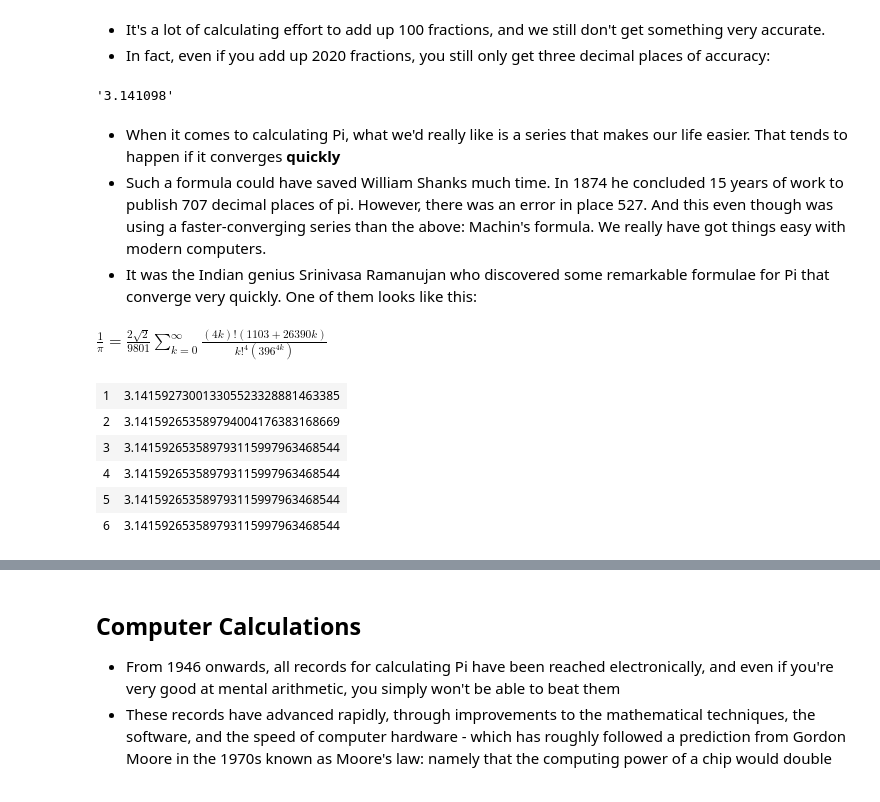
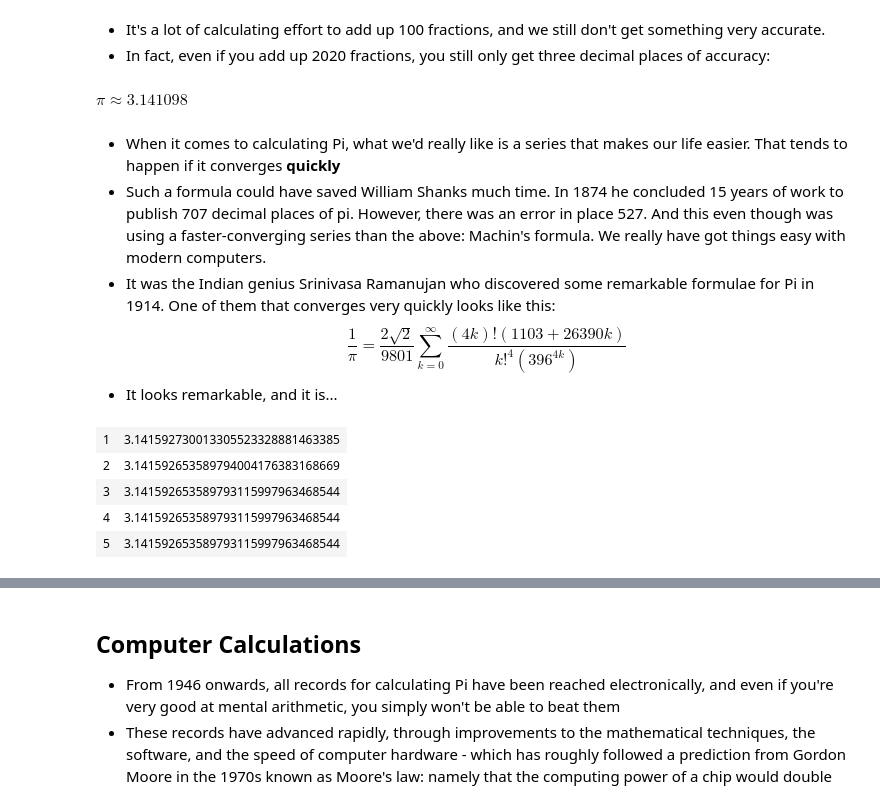
Before and after one commit to davidfraser/pi-spigot, a Jupyter notebook: talk-notes.ipynb, the cells around one changed output, grey strips where cells are left out. Drawn from its saved outputs; the diff is of its cells as text; code cells hidden in the pictures.

Commit message:
Rearranged and combined things that didn't need to be in Python and took them out of Markdown

```diff
--- a/talk-notes.ipynb
+++ b/talk-notes.ipynb
@@ -312,42 +308,40 @@ display(HTML(tabulate.tabulate(madhava_leibniz_table, tablefmt="html")))
 * It's a lot of calculating effort to add up 100 fractions, and we still don't get something very accurate.
 * In fact, even if you add up 2020 fractions, you still only get three decimal places of accuracy:
 # %%
-display("%0.6f" % madhava_leibniz(2020))
+display(Math(r"\pi \approx %0.6f" % madhava_leibniz(2020)))
 # %% [output]
-'3.141098'
+$\displaystyle \pi \approx 3.141098$
 # %% [markdown]
 * When it comes to calculating Pi, what we'd really like is a series that makes our life easier. That tends to happen if it converges **quickly**
 * Such a formula could have saved William Shanks much time. In 1874 he concluded 15 years of work to publish 707 decimal places of pi. However, there was an error in place 527. And this even though was using a faster-converging series than the above: Machin's formula. We really have got things easy with modern computers.
-* It was the Indian genius Srinivasa Ramanujan who discovered some remarkable formulae for Pi that converge very quickly. One of them looks like this:
+* It was the Indian genius Srinivasa Ramanujan who discovered some remarkable formulae for Pi in 1914. One of them that converges very quickly looks like this:
+$$\frac{1}{\pi} = \frac{2 \sqrt 2}{9801} \sum_{k=0}^\infty \frac{(4k)!(1103+26390k)}{k!^4\left(396^{4k}\right)}$$
+* It looks remarkable, and it is...
 # %%
-display(Math(r"\frac{1}{\pi} = \frac{2 \sqrt 2}{9801} \sum_{k=0}^\infty \frac{(4k)!(1103+26390k)}{k!^4\left(396^{4k}\right)}"))
-
 decimal.getcontext().prec = 50
 sqrt2 = decimal.Decimal(2).sqrt()
 def factorial(n):
     return 1 if n <= 1 else n*factorial(n-1)
 
 def ramanujan(n):
     rsum = 0
     for k in range(0, n):
         rsum += Fraction(factorial(4*k)*(1103+26390*k), ((factorial(k)**4) * 396**(4*k)))
     return 9801 / (2 * sqrt2 * decimal.Decimal(rsum.numerator) / decimal.Decimal(rsum.denominator))
 
 
 ramanujan_table = []
-for n in [1,2,3,4,5,6]:
+for n in [1,2,3,4,5]:
     f = ramanujan(n)
     ramanujan_table.append((n, f))
 
 display(HTML(tabulate.tabulate(ramanujan_table, tablefmt="html", floatfmt="0.30f")))
 # %% [output]
-$\displaystyle \frac{1}{\pi} = \frac{2 \sqrt 2}{9801} \sum_{k=0}^\infty \frac{(4k)!(1103+26390k)}{k!^4\left(396^{4k}\right)}$
 | 1 | 3.141592730013305523328881463385 |
 | 2 | 3.141592653589794004176383168669 |
 | 3 | 3.141592653589793115997963468544 |
 | 4 | 3.141592653589793115997963468544 |
 | 5 | 3.141592653589793115997963468544 |
-| 6 | 3.141592653589793115997963468544 |
 # %% [markdown]
 * Now something might stand out to you about the above numbers
 * Firstly, the very first term of the series gives us an approximation of pi accurate to 6 decimal places
```
Also changed, not shown: parts of 9 cells of this notebook.
